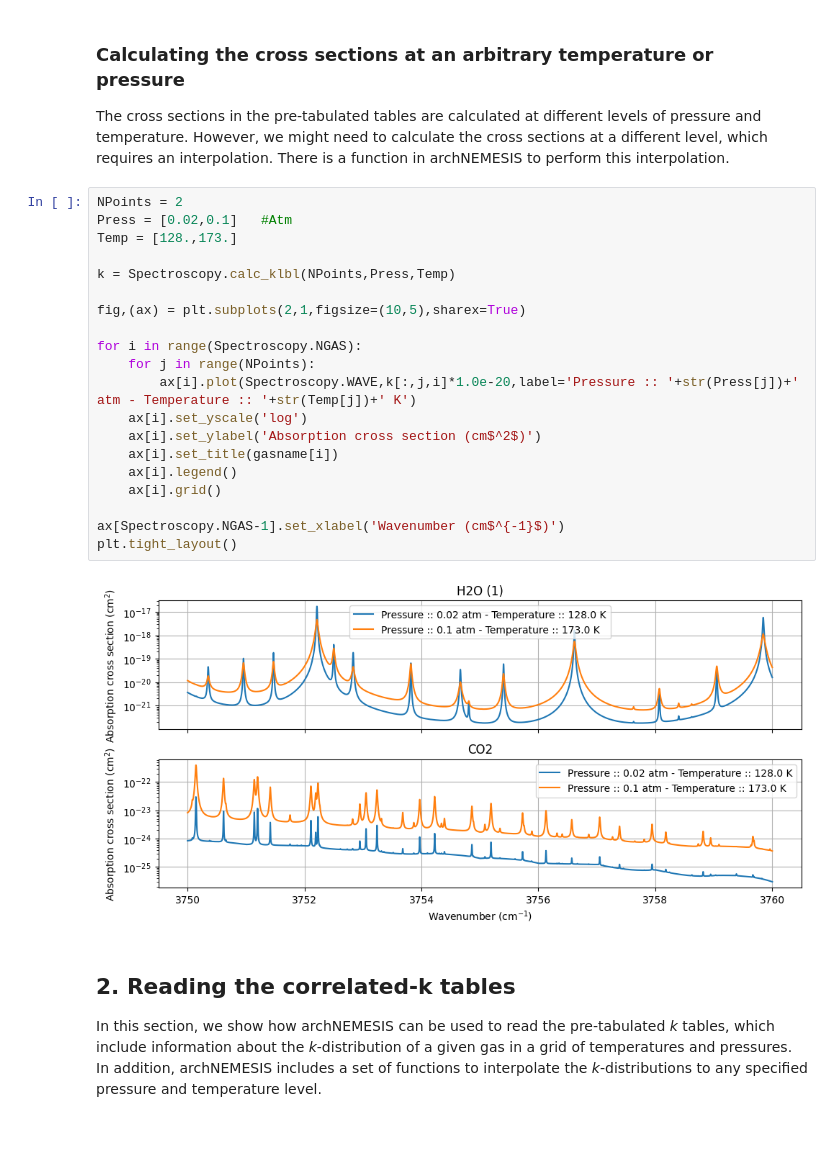
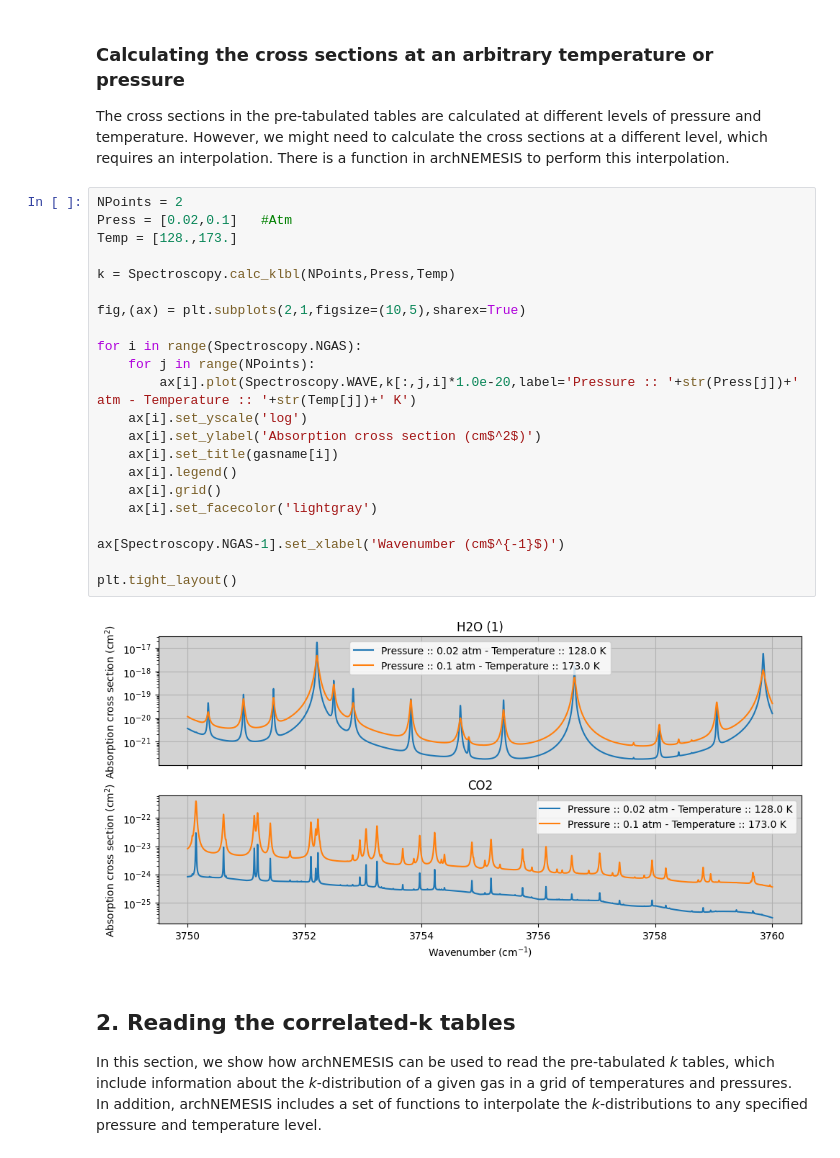
Before and after one commit to zcmcqueen/archnemesis-dist, a Jupyter notebook: docs/examples/lookup_tables/lookup_tables.ipynb, the cells around one changed output. Drawn from its saved outputs; the diff is of its cells as text.

```diff
--- a/docs/examples/lookup_tables/lookup_tables.ipynb
+++ b/docs/examples/lookup_tables/lookup_tables.ipynb
@@ -81,25 +80,27 @@ The cross sections in the pre-tabulated tables are calculated at different level
 # %%
 NPoints = 2
 Press = [0.02,0.1]   #Atm
 Temp = [128.,173.]
 
 k = Spectroscopy.calc_klbl(NPoints,Press,Temp)
 
 fig,(ax) = plt.subplots(2,1,figsize=(10,5),sharex=True)
 
 for i in range(Spectroscopy.NGAS):
     for j in range(NPoints):
         ax[i].plot(Spectroscopy.WAVE,k[:,j,i]*1.0e-20,label='Pressure :: '+str(Press[j])+' atm - Temperature :: '+str(Temp[j])+' K')
     ax[i].set_yscale('log')
     ax[i].set_ylabel('Absorption cross section (cm$^2$)')
     ax[i].set_title(gasname[i])
     ax[i].legend()
     ax[i].grid()
+    ax[i].set_facecolor('lightgray')
 
 ax[Spectroscopy.NGAS-1].set_xlabel('Wavenumber (cm$^{-1}$)')
+
 plt.tight_layout()
 # %% [output]
-[figure, old version]
+[figure, new version]
 # %% [markdown]
 ## 2. Reading the correlated-k tables
 
```
Also changed, not shown: parts of 4 cells of this notebook, 14 other files.
